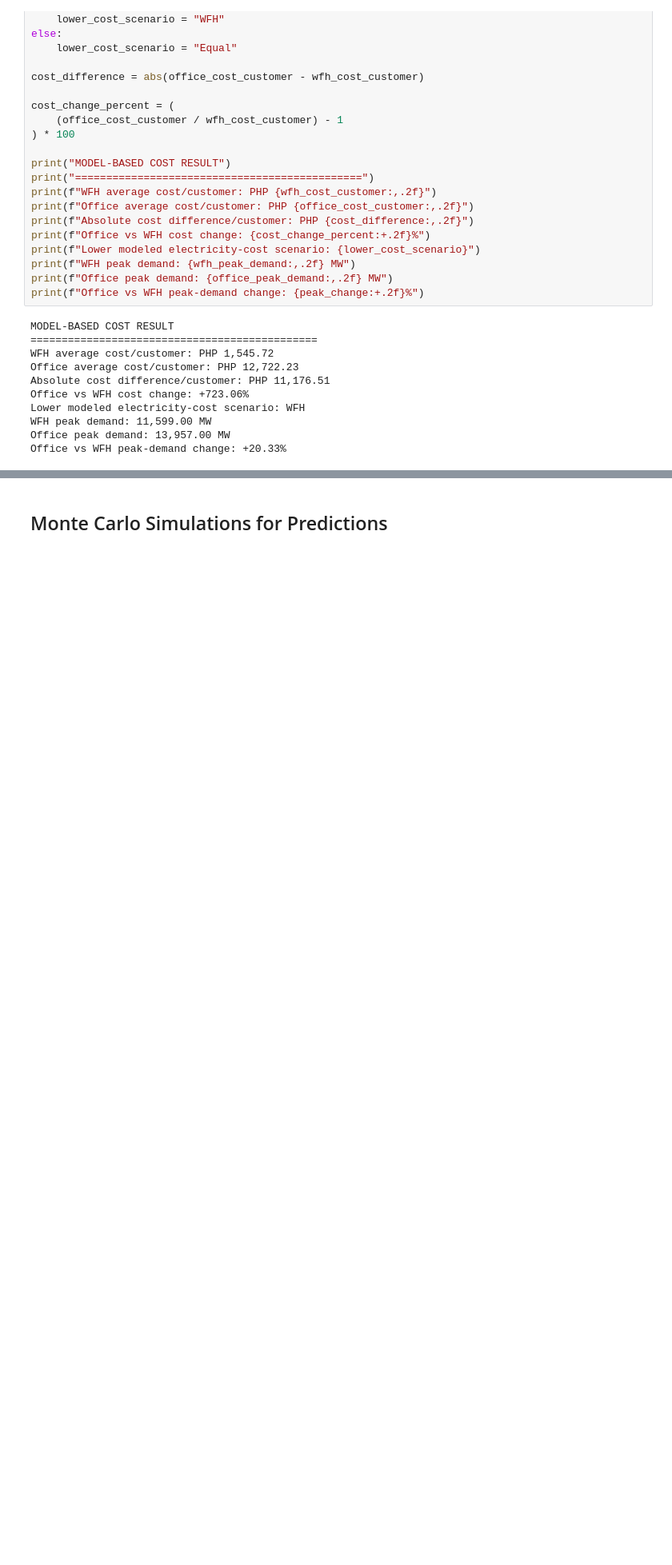
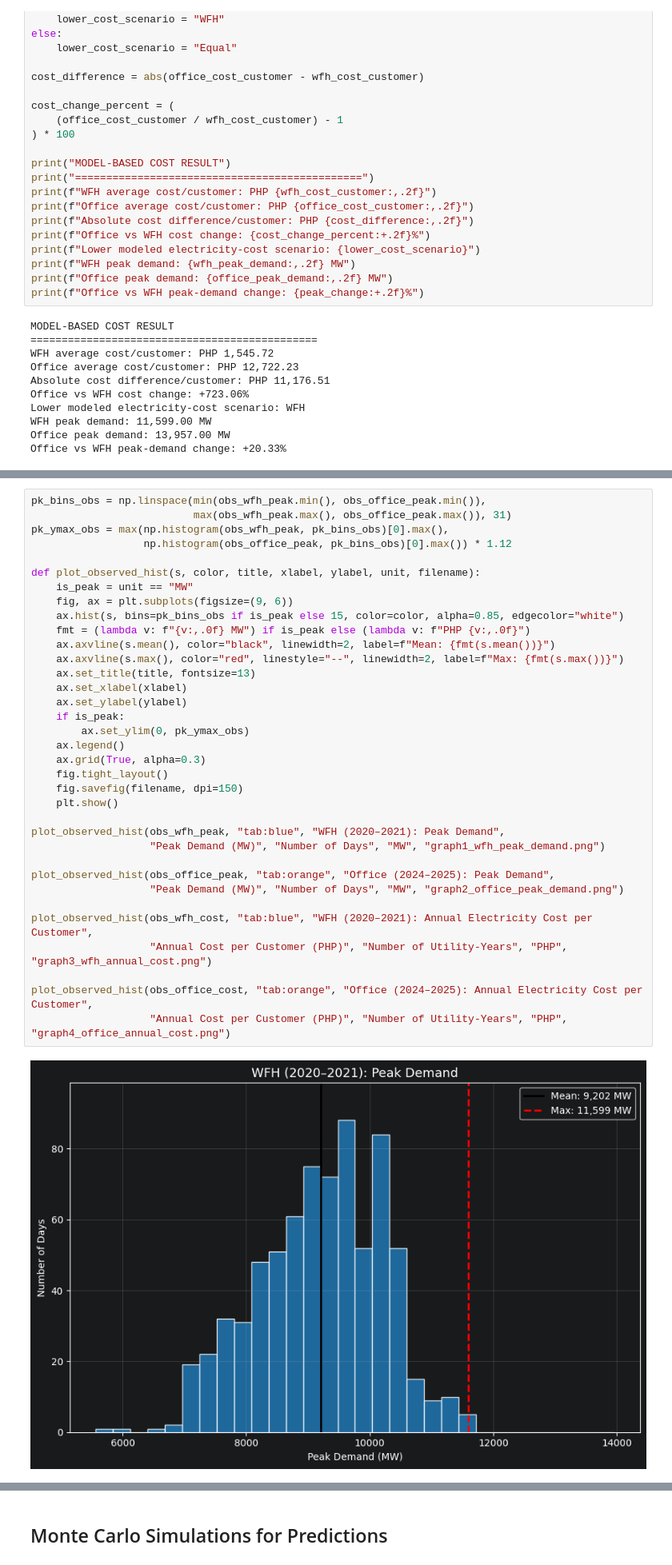
Before and after one commit to cgalabrador128/modeling-electric-razor, a Jupyter notebook: electric_comparison.ipynb, the cells around one changed output, grey strips where cells are left out. Shown at 80% size. Saved outputs shown, nothing was run; the diff lists cells and outputs as text; blank space fills up the shorter version.

Commit message:
Clean Data Graph

```diff
--- a/electric_comparison.ipynb
+++ b/electric_comparison.ipynb
@@ -1592,0 +1658,37 @@ Office vs WFH peak-demand change: +20.33%
+# %%
+pk_bins_obs = np.linspace(min(obs_wfh_peak.min(), obs_office_peak.min()),
+                          max(obs_wfh_peak.max(), obs_office_peak.max()), 31)
+pk_ymax_obs = max(np.histogram(obs_wfh_peak, pk_bins_obs)[0].max(),
+                  np.histogram(obs_office_peak, pk_bins_obs)[0].max()) * 1.12
+
+def plot_observed_hist(s, color, title, xlabel, ylabel, unit, filename):
+    is_peak = unit == "MW"
+    fig, ax = plt.subplots(figsize=(9, 6))
+    ax.hist(s, bins=pk_bins_obs if is_peak else 15, color=color, alpha=0.85, edgecolor="white")
+    fmt = (lambda v: f"{v:,.0f} MW") if is_peak else (lambda v: f"PHP {v:,.0f}")
+    ax.axvline(s.mean(), color="black", linewidth=2, label=f"Mean: {fmt(s.mean())}")
+    ax.axvline(s.max(), color="red", linestyle="--", linewidth=2, label=f"Max: {fmt(s.max())}")
+    ax.set_title(title, fontsize=13)
+    ax.set_xlabel(xlabel)
+    ax.set_ylabel(ylabel)
+    if is_peak:
+        ax.set_ylim(0, pk_ymax_obs)
+    ax.legend()
+    ax.grid(True, alpha=0.3)
+    fig.tight_layout()
+    fig.savefig(filename, dpi=150)
+    plt.show()
+
+plot_observed_hist(obs_wfh_peak, "tab:blue", "WFH (2020–2021): Peak Demand",
+                   "Peak Demand (MW)", "Number of Days", "MW", "graph1_wfh_peak_demand.png")
+
+plot_observed_hist(obs_office_peak, "tab:orange", "Office (2024–2025): Peak Demand",
+                   "Peak Demand (MW)", "Number of Days", "MW", "graph2_office_peak_demand.png")
+
+plot_observed_hist(obs_wfh_cost, "tab:blue", "WFH (2020–2021): Annual Electricity Cost per Customer",
+                   "Annual Cost per Customer (PHP)", "Number of Utility-Years", "PHP", "graph3_wfh_annual_cost.png")
+
+plot_observed_hist(obs_office_cost, "tab:orange", "Office (2024–2025): Annual Electricity Cost per Customer",
+                   "Annual Cost per Customer (PHP)", "Number of Utility-Years", "PHP", "graph4_office_annual_cost.png")
+# %% [output]
+[figure, added]
```
Also changed, not shown: parts of 9 cells of this notebook.
